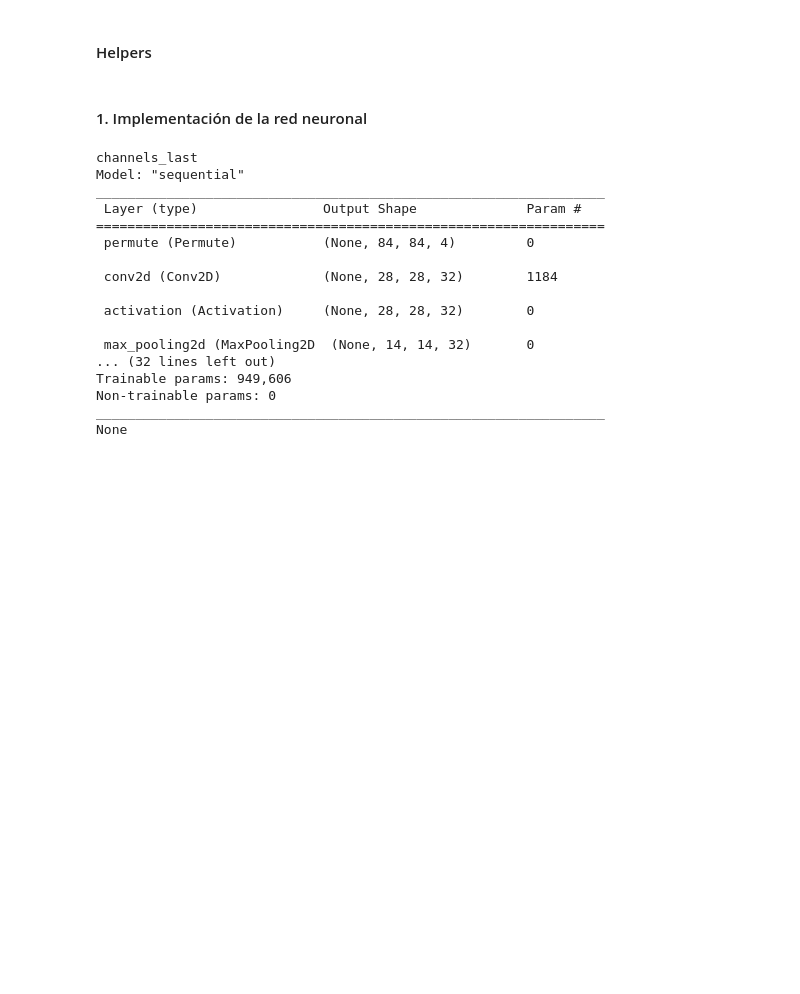
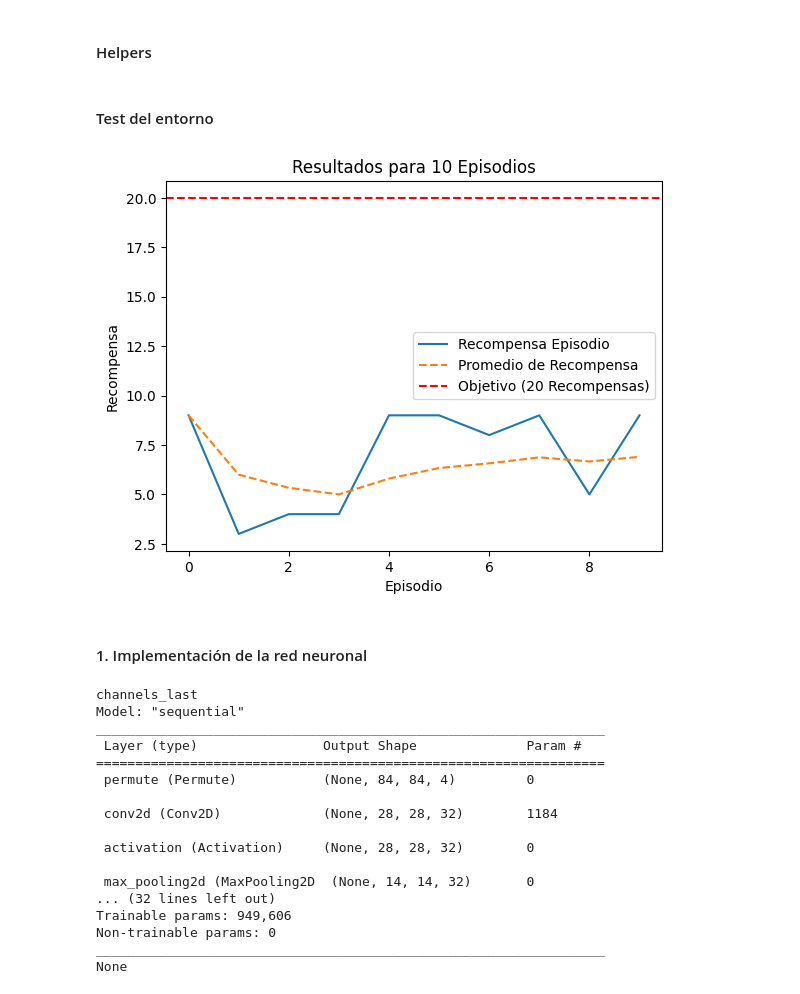
Before and after one commit to EmaSuriano/pytorch-demo, a Jupyter notebook: entrega/Proyecto práctico.ipynb, the cells around one changed output. Cells and saved outputs as stored; diff of their text form; code cells hidden in the pictures; blank space fills up the shorter version.

```diff
--- a/entrega/Proyecto práctico.ipynb
+++ b/entrega/Proyecto práctico.ipynb
@@ -220,5 +190,21 @@ Promedio: 8.2
 # %% [markdown]
 #### Helpers
+# %%
+# Función para mostrar los resultados de los episodios
+def plot_results(episode_rewards, threshold=20):
+  average_rewards = np.cumsum(episode_rewards) / (np.arange(len(episode_rewards)) + 1)
+
+  plt.plot(episode_rewards, label='Recompensa Episodio')
+  plt.plot(average_rewards, label='Promedio de Recompensa', linestyle='dashed')
+  plt.axhline(y=20, color='r', linestyle='--', label=f'Objetivo ({threshold} Recompensas)')
+
+
+  plt.xlabel('Episodio')
+  plt.ylabel('Recompensa')
+  plt.title(f'Resultados para {len(episode_rewards)} Episodios')
+
+  plt.legend()
+  plt.show()
 # %%
 class AtariProcessor(Processor):
     def process_observation(self, observation):
@@ -256,6 +242,35 @@ class EpsGreedyQPolicy(EpsGreedyQPolicy):
             if self.eps < .1:
                 self.eps = .1
         return super().select_action(q_values)
+# %% [markdown]
+#### Test del entorno
+# %%
+def test_env(episodes = 5):
+    scores = []
+
+    for _ in range(episodes):
+        observation = env.reset()
+        done = False
+        score = 0
+
+        while not done:
+            action = env.action_space.sample()
+            observation, reward, done, info = env.step(action)
+
+            # Aplicamos clip a la recompensa
+            score += np.clip(reward, -1., 1.)
+
+        scores.append(score)
+        env.close()
+
+    return scores
+
+episode_rewards = test_env(10)
+# %%
+# Plot de los resultados del test del entorno
+plot_results(episode_rewards)
+# %% [output]
+[figure, added]
 # %% [markdown]
 #### 1. Implementación de la red neuronal
 # %%
```
Also changed, not shown: parts of 5 cells of this notebook.
